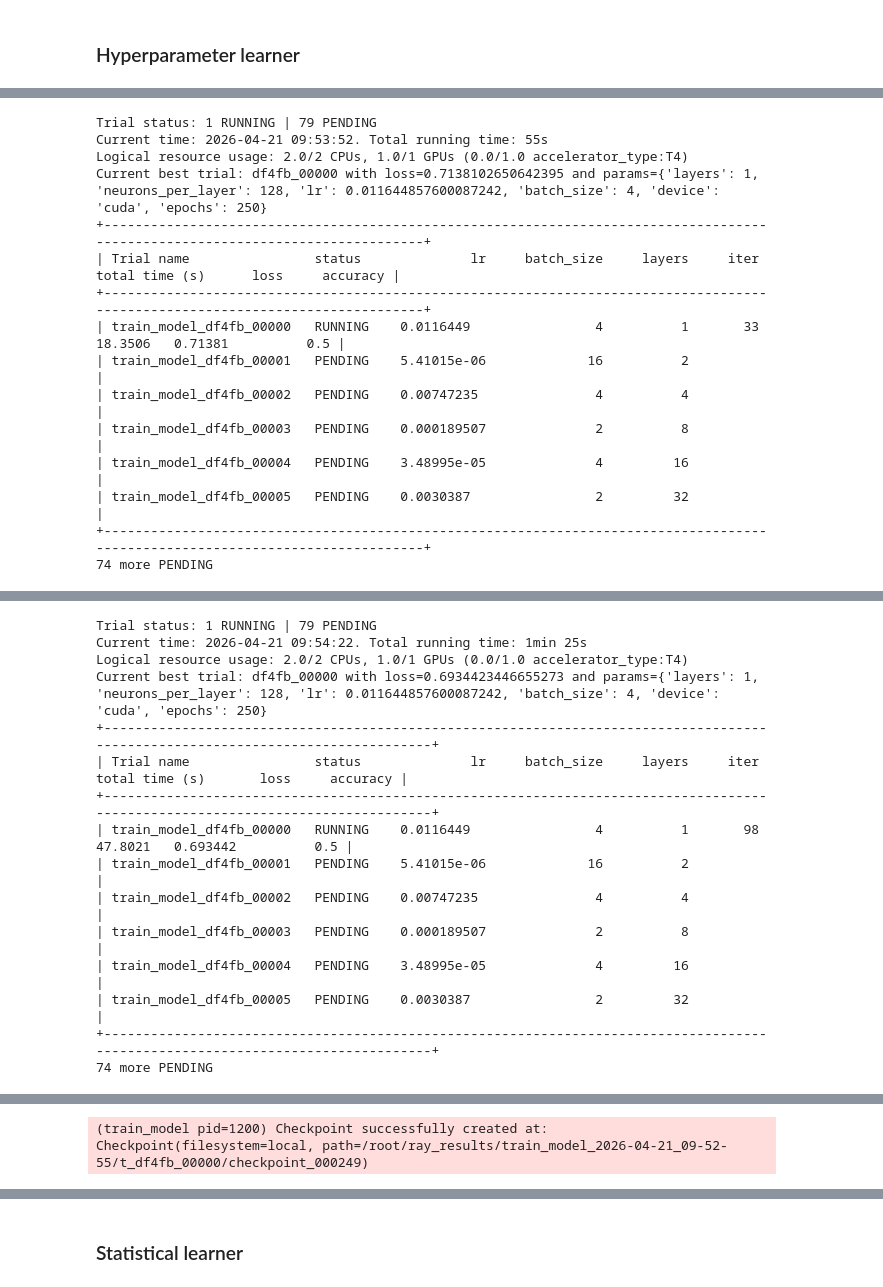
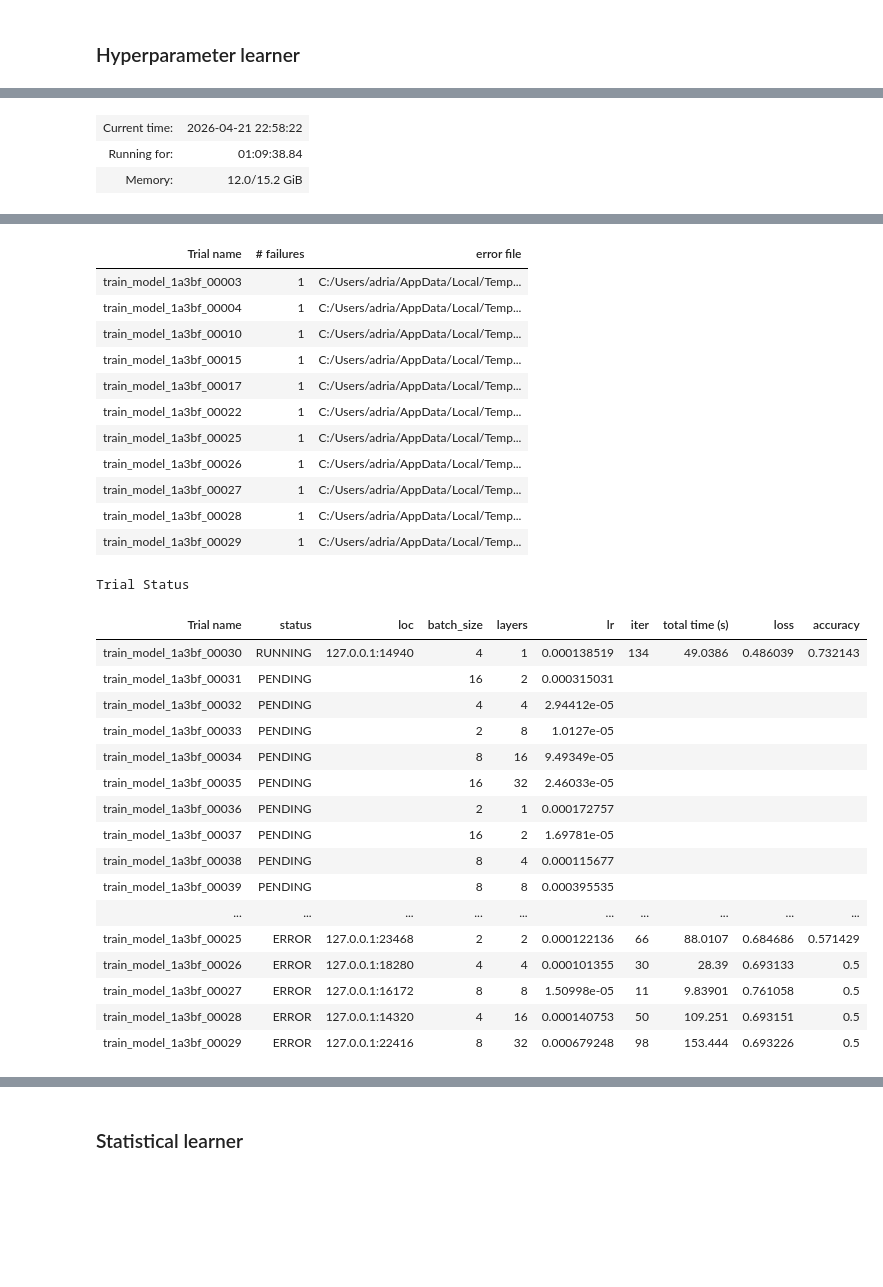
Before and after one commit to AdrianPanasiewicz/QML_for_radar_classification, a Jupyter notebook: MachineLearning/training_pipeline.ipynb, the cells around one changed output, grey strips where cells are left out. Drawn from its saved outputs; the diff is of its cells as text; code cells hidden in the pictures; blank space fills up the shorter version.

```diff
--- a/MachineLearning/training_pipeline.ipynb
+++ b/MachineLearning/training_pipeline.ipynb
@@ -179,5 +175,5 @@ Loading Ray Metrics Export:
 # %%
-config_params = 128
+config_params = 32
 divs_array = sympy.divisors(config_params)
 
 pair_map = {div : config_params // div for div in divs_array}
@@ -196,12 +192,12 @@ max_num_epochs = 250
 num_trials =  10
 scheduler = ASHAScheduler(
     max_t=max_num_epochs,
-    grace_period=50,
+    grace_period=20,
     reduction_factor=2,
 )
 
-cpus_per_trial = 2
-gpus_per_trial = 1
+cpus_per_trial = 10
+gpus_per_trial = 0
 
 PROJECT_ROOT = Path().cwd().parent
 training_path = PROJECT_ROOT / "Data" / "Datasets" / "time_domain" / "training_dataset.pkl"
@@ -221,8 +217,8 @@ tuner = tune.Tuner(
         resources={"cpu": cpus_per_trial, "gpu": gpus_per_trial}
     ),
     tune_config=tune.TuneConfig(
-        metric="loss",
-        mode="min",
+        metric="accuracy",
+        mode="max",
         scheduler=scheduler,
         num_samples=num_trials,
         trial_dirname_creator=lambda trial: f"t_{trial.trial_id}"
@@ -230,4 +226,8 @@ tuner = tune.Tuner(
     param_space=config,
 )
 results = tuner.fit()
+
+# Current best trial: 8f0ab_00008 with loss=0.4411230981349945 and params={'layers': 1, 'neurons_per_layer': 128, 'lr': 9.763374597090547e-05, 'batch_size': 4, 'device': 'cuda', 'epochs': 250}
+# Current best trial: 7a17b_00064 with loss=0.43200549483299255 and params={'layers': 2, 'neurons_per_layer': 32, 'lr': 0.000471644, 'batch_size': 2, 'device': 'cpu', 'epochs': 160}
+# 32 params batch size 8	layers 1	0.000148743	250	81.1576	0.493999	0.746429
 # %% [output]
@@ -250,0 +235,3 @@ Trial status: 80 PENDING
+| Current time: | 2026-04-21 22:58:22 |
+| Running for: | 01:09:38.84 |
+| Memory: | 12.0/15.2 GiB |
@@ -268,15 +244,30 @@ Trial status: 80 PENDING
+| Trial name | # failures | error file |
+| train_model_1a3bf_00003 | 1 | C:/Users/adria/AppData/Local/Temp... |
+| train_model_1a3bf_00004 | 1 | C:/Users/adria/AppData/Local/Temp... |
+| train_model_1a3bf_00010 | 1 | C:/Users/adria/AppData/Local/Temp... |
+| train_model_1a3bf_00015 | 1 | C:/Users/adria/AppData/Local/Temp... |
+| train_model_1a3bf_00017 | 1 | C:/Users/adria/AppData/Local/Temp... |
+| train_model_1a3bf_00022 | 1 | C:/Users/adria/AppData/Local/Temp... |
+| train_model_1a3bf_00025 | 1 | C:/Users/adria/AppData/Local/Temp... |
+| train_model_1a3bf_00026 | 1 | C:/Users/adria/AppData/Local/Temp... |
+| train_model_1a3bf_00027 | 1 | C:/Users/adria/AppData/Local/Temp... |
+| train_model_1a3bf_00028 | 1 | C:/Users/adria/AppData/Local/Temp... |
+| train_model_1a3bf_00029 | 1 | C:/Users/adria/AppData/Local/Temp... |
-Trial status: 1 RUNNING | 79 PENDING
-Current time: 2026-04-21 09:53:52. Total running time: 55s
-Logical resource usage: 2.0/2 CPUs, 1.0/1 GPUs (0.0/1.0 accelerator_type:T4)
-Current best trial: df4fb_00000 with loss=0.7138102650642395 and params={'layers': 1, 'neurons_per_layer': 128, 'lr': 0.011644857600087242, 'batch_size': 4, 'device': 'cuda', 'epochs': 250}
-+-------------------------------------------------------------------------------------------------------------------------------+
-| Trial name                status              lr     batch_size     layers     iter     total time (s)      loss     accuracy |
-+-------------------------------------------------------------------------------------------------------------------------------+
-| train_model_df4fb_00000   RUNNING    0.0116449                4          1       33            18.3506   0.71381          0.5 |
-| train_model_df4fb_00001   PENDING    5.41015e-06             16          2                                                    |
-| train_model_df4fb_00002   PENDING    0.00747235               4          4                                                    |
-| train_model_df4fb_00003   PENDING    0.000189507              2          8                                                    |
-| train_model_df4fb_00004   PENDING    3.48995e-05              4         16                                                    |
-| train_model_df4fb_00005   PENDING    0.0030387                2         32                                                    |
-+-------------------------------------------------------------------------------------------------------------------------------+
-74 more PENDING
+Trial Status
+| Trial name | status | loc | batch_size | layers | lr | iter | total time (s) | loss | accuracy |
+| train_model_1a3bf_00030 | RUNNING | 127.0.0.1:14940 | 4 | 1 | 0.000138519 | 134 | 49.0386 | 0.486039 | 0.732143 |
+| train_model_1a3bf_00031 | PENDING |  | 16 | 2 | 0.000315031 |  |  |  |  |
+| train_model_1a3bf_00032 | PENDING |  | 4 | 4 | 2.94412e-05 |  |  |  |  |
+| train_model_1a3bf_00033 | PENDING |  | 2 | 8 | 1.0127e-05 |  |  |  |  |
+| train_model_1a3bf_00034 | PENDING |  | 8 | 16 | 9.49349e-05 |  |  |  |  |
+| train_model_1a3bf_00035 | PENDING |  | 16 | 32 | 2.46033e-05 |  |  |  |  |
+| train_model_1a3bf_00036 | PENDING |  | 2 | 1 | 0.000172757 |  |  |  |  |
+| train_model_1a3bf_00037 | PENDING |  | 16 | 2 | 1.69781e-05 |  |  |  |  |
+| train_model_1a3bf_00038 | PENDING |  | 8 | 4 | 0.000115677 |  |  |  |  |
+| train_model_1a3bf_00039 | PENDING |  | 8 | 8 | 0.000395535 |  |  |  |  |
+| ... | ... | ... | ... | ... | ... | ... | ... | ... | ... |
+| train_model_1a3bf_00025 | ERROR | 127.0.0.1:23468 | 2 | 2 | 0.000122136 | 66 | 88.0107 | 0.684686 | 0.571429 |
+| train_model_1a3bf_00026 | ERROR | 127.0.0.1:18280 | 4 | 4 | 0.000101355 | 30 | 28.39 | 0.693133 | 0.5 |
+| train_model_1a3bf_00027 | ERROR | 127.0.0.1:16172 | 8 | 8 | 1.50998e-05 | 11 | 9.83901 | 0.761058 | 0.5 |
+| train_model_1a3bf_00028 | ERROR | 127.0.0.1:14320 | 4 | 16 | 0.000140753 | 50 | 109.251 | 0.693151 | 0.5 |
+| train_model_1a3bf_00029 | ERROR | 127.0.0.1:22416 | 8 | 32 | 0.000679248 | 98 | 153.444 | 0.693226 | 0.5 |
@@ -300,15 +290,0 @@ Current best trial: df4fb_00000 with loss=0.7138102650642395 and params={'layers
-Trial status: 1 RUNNING | 79 PENDING
-Current time: 2026-04-21 09:54:22. Total running time: 1min 25s
-Logical resource usage: 2.0/2 CPUs, 1.0/1 GPUs (0.0/1.0 accelerator_type:T4)
-Current best trial: df4fb_00000 with loss=0.6934423446655273 and params={'layers': 1, 'neurons_per_layer': 128, 'lr': 0.011644857600087242, 'batch_size': 4, 'device': 'cuda', 'epochs': 250}
-+--------------------------------------------------------------------------------------------------------------------------------+
-| Trial name                status              lr     batch_size     layers     iter     total time (s)       loss     accuracy |
-+--------------------------------------------------------------------------------------------------------------------------------+
-| train_model_df4fb_00000   RUNNING    0.0116449                4          1       98            47.8021   0.693442          0.5 |
-| train_model_df4fb_00001   PENDING    5.41015e-06             16          2                                                     |
-| train_model_df4fb_00002   PENDING    0.00747235               4          4                                                     |
-| train_model_df4fb_00003   PENDING    0.000189507              2          8                                                     |
-| train_model_df4fb_00004   PENDING    3.48995e-05              4         16                                                     |
-| train_model_df4fb_00005   PENDING    0.0030387                2         32                                                     |
-+--------------------------------------------------------------------------------------------------------------------------------+
-74 more PENDING
@@ -407 +290,0 @@ Trial train_model_df4fb_00000 completed after 250 iterations at 2026-04-21 09:55
-(train_model pid=1200) Checkpoint successfully created at: Checkpoint(filesystem=local, path=/root/ray_results/train_model_2026-04-21_09-52-55/t_df4fb_00000/checkpoint_000249)
```
Also changed, not shown: parts of 5 cells of this notebook, 2 other files.
